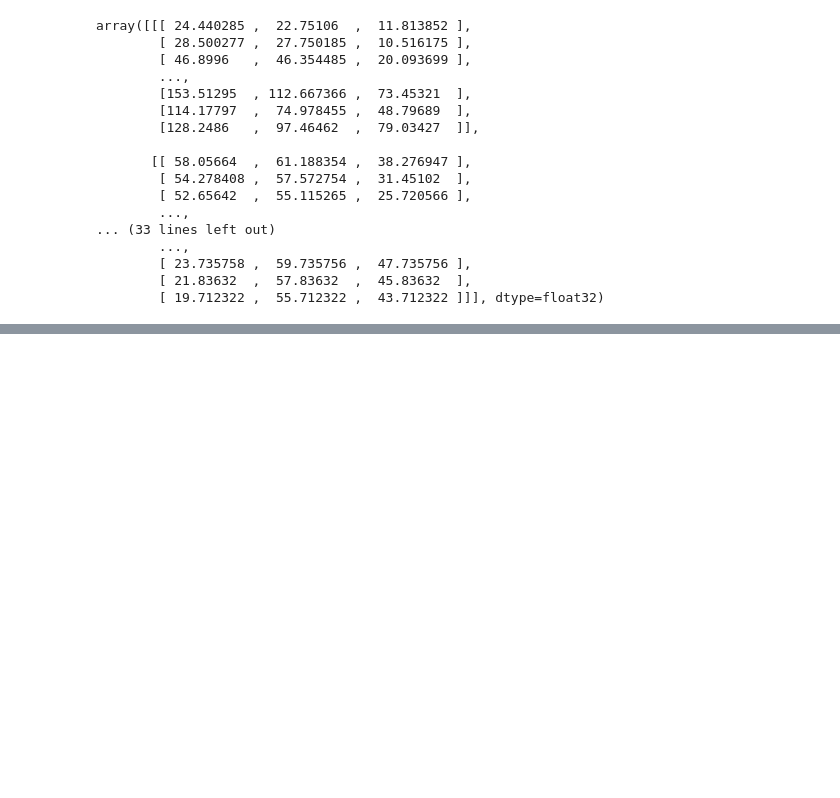
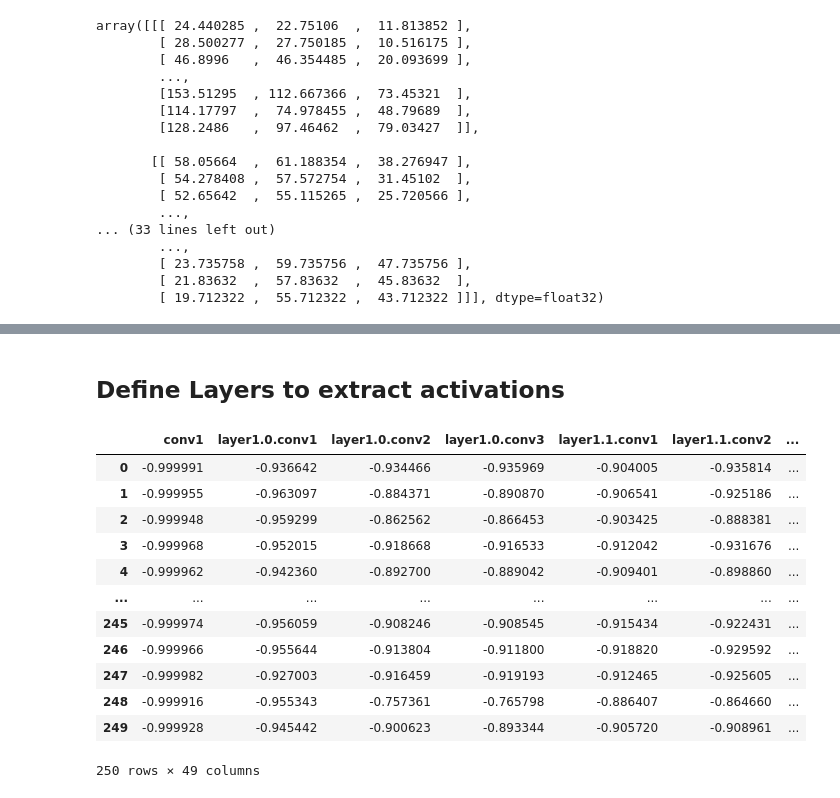
Before and after one commit to toniklenk/thesis-integration-beauty, a Jupyter notebook: inspect_taskonomy.ipynb, the cells around one changed output, grey strips where cells are left out. Drawn from its saved outputs; the diff is of its cells as text; code cells hidden in the pictures; blank space fills up the shorter version.

```diff
--- a/inspect_taskonomy.ipynb
+++ b/inspect_taskonomy.ipynb
@@ -124,0 +152,5 @@ result
+# %%
+task = 'autoencoding'
+VisualPriorRepresentation._load_unloaded_nets([task])
+net = VisualPriorRepresentation.feature_task_to_net[task]
+torchsummary.summary(net, (3, 256, 256))
@@ -124,0 +175,26 @@ result
+# %% [markdown]
+## Define Layers to extract activations
+# %%
+_, eval_nodes = get_graph_node_names(net)
+return_nodes = {node:node for node in eval_nodes if "conv" in node or "fc" in node}
+activation_extractor = create_feature_extractor(net, return_nodes=return_nodes)
+# %%
+data = ImageDatasetTaskonomy(os.path.join('data','stimuli_places1','untransformed','scale8'), beauty_ratings_path='./behavior/ratings_study1.csv')
+# %%
+integration_ratings = calculate_dataset_integration(data, activation_extractor)
+# %%
+integration_ratings
+# %% [output]
+|  | conv1 | layer1.0.conv1 | layer1.0.conv2 | layer1.0.conv3 | layer1.1.conv1 | layer1.1.conv2 | ... |
+| 0 | -0.999991 | -0.936642 | -0.934466 | -0.935969 | -0.904005 | -0.935814 | ... |
+| 1 | -0.999955 | -0.963097 | -0.884371 | -0.890870 | -0.906541 | -0.925186 | ... |
+| 2 | -0.999948 | -0.959299 | -0.862562 | -0.866453 | -0.903425 | -0.888381 | ... |
+| 3 | -0.999968 | -0.952015 | -0.918668 | -0.916533 | -0.912042 | -0.931676 | ... |
+| 4 | -0.999962 | -0.942360 | -0.892700 | -0.889042 | -0.909401 | -0.898860 | ... |
+| ... | ... | ... | ... | ... | ... | ... | ... |
+| 245 | -0.999974 | -0.956059 | -0.908246 | -0.908545 | -0.915434 | -0.922431 | ... |
+| 246 | -0.999966 | -0.955644 | -0.913804 | -0.911800 | -0.918820 | -0.929592 | ... |
+| 247 | -0.999982 | -0.927003 | -0.916459 | -0.919193 | -0.912465 | -0.925605 | ... |
+| 248 | -0.999916 | -0.955343 | -0.757361 | -0.765798 | -0.886407 | -0.864660 | ... |
+| 249 | -0.999928 | -0.945442 | -0.900623 | -0.893344 | -0.905720 | -0.908961 | ... |
+250 rows × 49 columns
```
Also changed, not shown: parts of 28 cells of this notebook, 5 other files.
